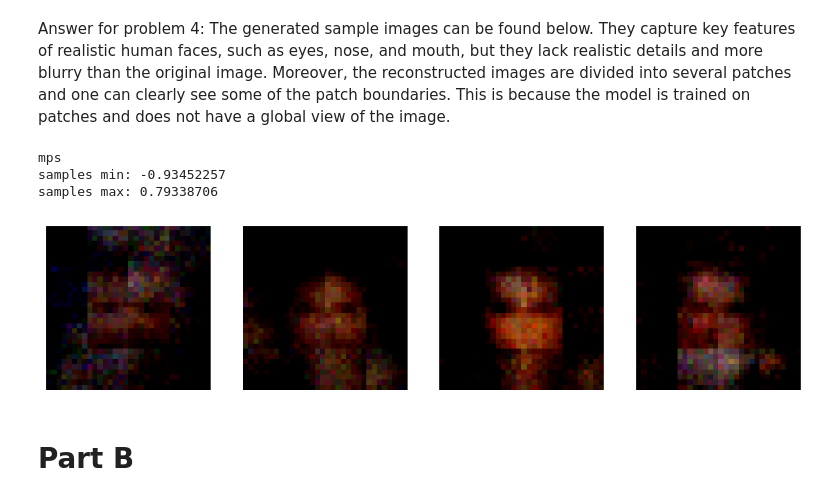
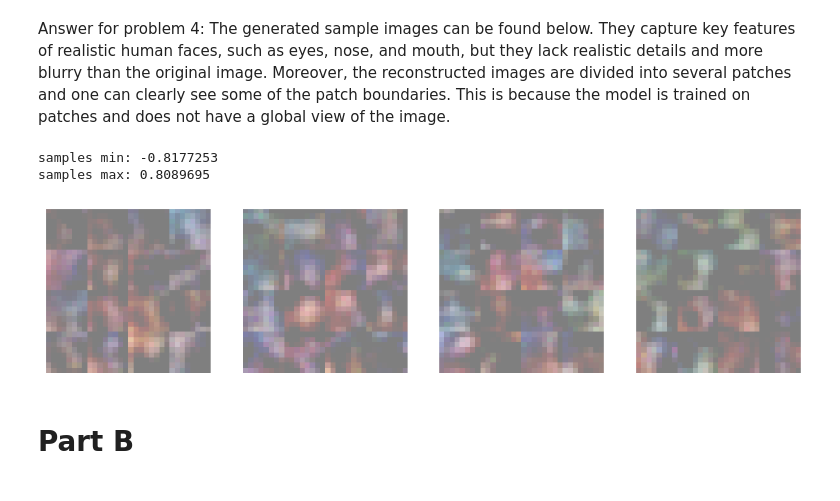
Before and after one commit to Carperis/machine_perception, a Jupyter notebook: P4 Diffusion/CIS6800_Diffusion_HW.ipynb, the cells around one changed output. Cells and saved outputs as stored; diff of their text form; code cells hidden in the pictures.

```diff
--- a/P4 Diffusion/CIS6800_Diffusion_HW.ipynb
+++ b/P4 Diffusion/CIS6800_Diffusion_HW.ipynb
@@ -234,7 +235,10 @@ class PatchEmbed(nn.Module):
 
         return reconstructed_image
 # %%
+
 class PatchVAE(nn.Module):
+    # Paper Link: https://arxiv.org/abs/2004.03623
+
     def __init__(self, patch_size, img_channels, img_size,
                   embed_dim=1024, latent_dim=512, stride=8):
         super(PatchVAE, self).__init__()
@@ -298,6 +302,8 @@ class PatchVAE(nn.Module):
         # applied the reparameterization trick `z = mu + eps * std`
         #  where `eps` is sampled from a standard normal distribution.
         ######## BEGIN TODO ########
+        # Reference Code: https://github.com/kampta/PatchVAE/blob/master/model.py#L42
+
         std = torch.exp(0.5 * logvar) # shape [B, latent_dim, 1, num_patches]
         eps = torch.randn_like(std) # shape [B, latent_dim, 1, num_patches]
         ######## END TODO ########
@@ -345,27 +351,16 @@ class PatchVAE(nn.Module):
             loss (Tensor): Total loss (reconstruction loss + KL divergence).
         """
         ######## BEGIN TODO ########
+        # Reference Code: https://github.com/kampta/PatchVAE/blob/master/loss.py
+
         # calculates the reconstruction loss (Mean Squared Error) and the KL divergence loss to encourage the latent space to
         # follow a normal distribution. Combine these losses to get the total VAE loss.
 
         recon_loss = F.mse_loss(recon_image, original_image, reduction='none') # shape [B, C, img_size, img_size]
         recon_loss = torch.mean(recon_loss, dim=(0,1,2,3))
-        # recon_loss = torch.mean(recon_loss, dim=(1,2,3)).mean()
-        # recon_loss = torch.mean(torch.sum(recon_loss, dim=(1)), dim=(1,2)).mean()
-        # recon_loss = torch.sum(recon_loss, dim=(1,2,3)).mean()
-        # recon_loss = torch.mean(recon_loss)
-        # recon_loss = F.mse_loss(recon_image, original_image, reduction="sum")
-        # recon_loss = recon_loss / original_image.size(0)
 
         kl_loss = -0.5 * (1 + logvar - torch.pow(mu, 2) - torch.exp(logvar)) # shape [B, latent_dim, 1, num_patches]
         kl_loss = torch.mean(kl_loss, dim=(0,1,2,3))
-        # kl_loss = torch.mean(kl_loss, dim=(1,2,3)).mean()
-        # kl_loss = torch.mean(torch.sum(kl_loss, dim=(1)), dim=(1,2)).mean()
-        # kl_loss = torch.sum(kl_loss, dim=(1,2,3)).mean()
-        # kl_loss = torch.mean(kl_loss)
-        # kl_loss = torch.sum(kl_loss) / recon_image.size(0)
-        # var = torch.exp(logvar)
-        # kl_loss = -0.5 * torch.sum(1 + var.log() - mu.pow(2) - var) / mu.size(0)
         ######## END TODO ########
 
         assert recon_loss.dim() == 0 and kl_loss.dim() == 0, "Losses should be scalars"
@@ -383,7 +378,10 @@ class PatchVAE(nn.Module):
         # are sampled, decoded into patches, and reconstructed into full images.
         ######## BEGIN TODO ########
         # random laten vector z
-        z = torch.randn(num_samples, self.latent_dim, 1, self.num_patches)
+        if self.device.type == "cuda":
+            z = torch.randn(num_samples, self.latent_dim, 1, self.num_patches).to(self.device)
+        else:
+            z = torch.randn(num_samples, self.latent_dim, 1, self.num_patches)
         decoded_patch = self.decode(z) # decode
         sample_images = self.patch_embed.reconstruct(decoded_patch, self.img_size).detach()
         ######## END TODO ########
@@ -434,8 +432,8 @@ def train_patchvae(model, dataloader, optimizer, device, epochs=10, print_interv
             recon_img, mu, logvar = model(img)
             recon_loss, kl_loss = model.compute_loss(recon_img, img, mu, logvar)
             loss = recon_loss + beta*kl_loss
-            # loss.backward() # not sure
-            recon_loss.backward()
+            loss.backward() # not sure
+            # recon_loss.backward()
             optimizer.step()
 
             running_loss += loss.item()
@@ -570,7 +568,7 @@ optimizer = optim.Adam(vae.parameters(), lr=1e-4)
 if resume_training:
     vae.load_state_dict(torch.load(checkpoint_path))
 
-losses, val_losses = train_patchvae(vae, dataloader, optimizer, device, epochs=15, checkpoint_path=checkpoint_path)
+losses, val_losses = train_patchvae(vae, dataloader, optimizer, device, epochs=50, checkpoint_path=checkpoint_path)
 
 # save both losses and val_losses for as json
 import json
@@ -645,27 +648,28 @@ Answer for problem 4: The generated sample images can be found below. They captu
 # %%
 # Generate images by sampling from latent space
 device = torch.device("cuda" if torch.cuda.is_available() else "cpu")
 patch_size = 8
 checkpoint_path = f"best_vae_model_ps{patch_size}.pth"
 vae = PatchVAE(patch_size=patch_size, img_channels=3, img_size=32, embed_dim=64, latent_dim=128, stride=patch_size).to(device)
 vae.load_state_dict(torch.load(checkpoint_path))
 vae.eval()
 
 samples = vae.sample(4)
 samples = samples.permute(0, 2, 3, 1).cpu().numpy()
 print("samples min:", np.min(samples))
 print("samples max:", np.max(samples))
 
 samples = np.clip(samples, 0, 1)
 fig, axes = plt.subplots(1, 4, figsize=(12, 4))
 for i in range(4):
-    axes[i].imshow(samples[i])
+    img = samples[i]
+    img = np.clip(img * 0.5 + 0.5, 0, 1)  # Denormalize and clip
+    axes[i].imshow(img)
     axes[i].axis('off')
 # %% [output]
-mps
-samples min: -0.93452257
-samples max: 0.79338706
+samples min: -0.8177253
+samples max: 0.8089695
-[figure, old version]
+[figure, new version]
 # %% [markdown]
 # Part B
 # %% [markdown]
```
Also changed, not shown: parts of 16 cells of this notebook, 2 other files.
